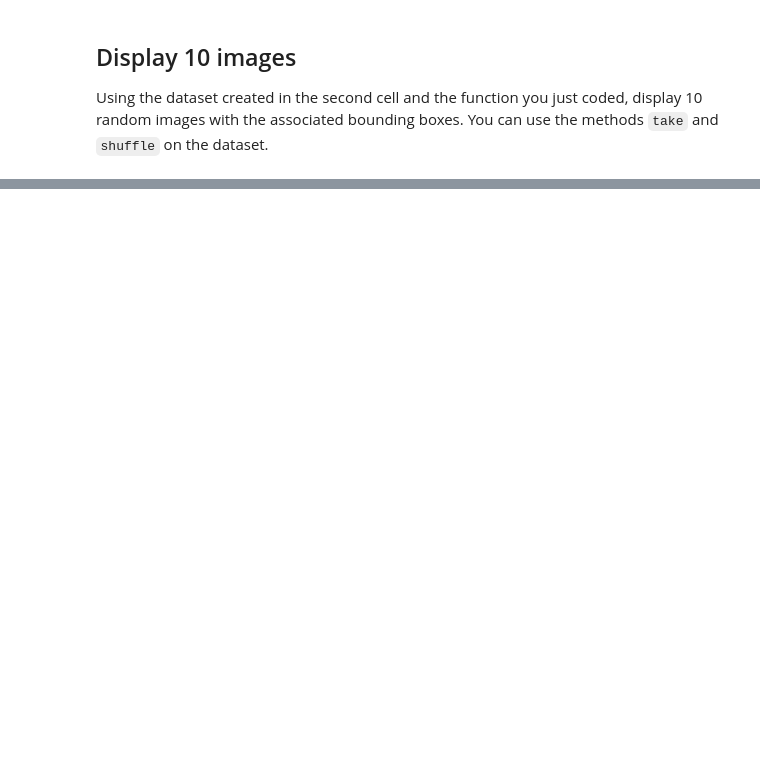
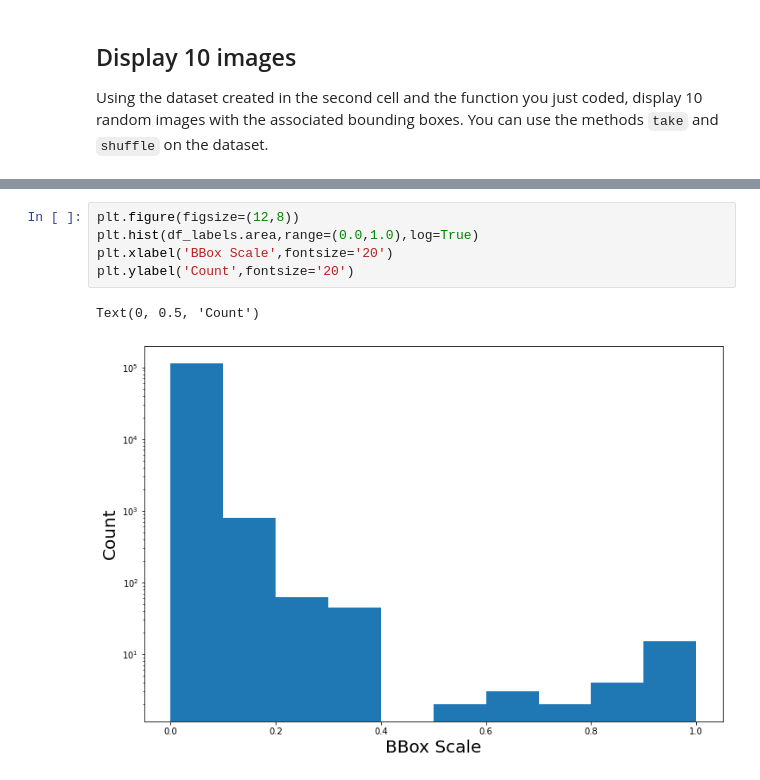
Before and after one commit to nsteve2407/urban-road-osbtacle-detection, a Jupyter notebook: Exploratory Data Analysis.ipynb, the cells around one changed output, grey strips where cells are left out. Cells and saved outputs as stored; diff of their text form; blank space fills up the shorter version.

```diff
--- a/Exploratory Data Analysis.ipynb
+++ b/Exploratory Data Analysis.ipynb
@@ -69,0 +114,8 @@ For example, think about data distribution. So far, you have only looked at a si
+# %%
+plt.figure(figsize=(12,8))
+plt.hist(df_labels.area,range=(0.0,1.0),log=True)
+plt.xlabel('BBox Scale',fontsize='20')
+plt.ylabel('Count',fontsize='20')
+# %% [output]
+Text(0, 0.5, 'Count')
+[figure, added]
```
Also changed, not shown: parts of 25 cells of this notebook, 1 other file.
